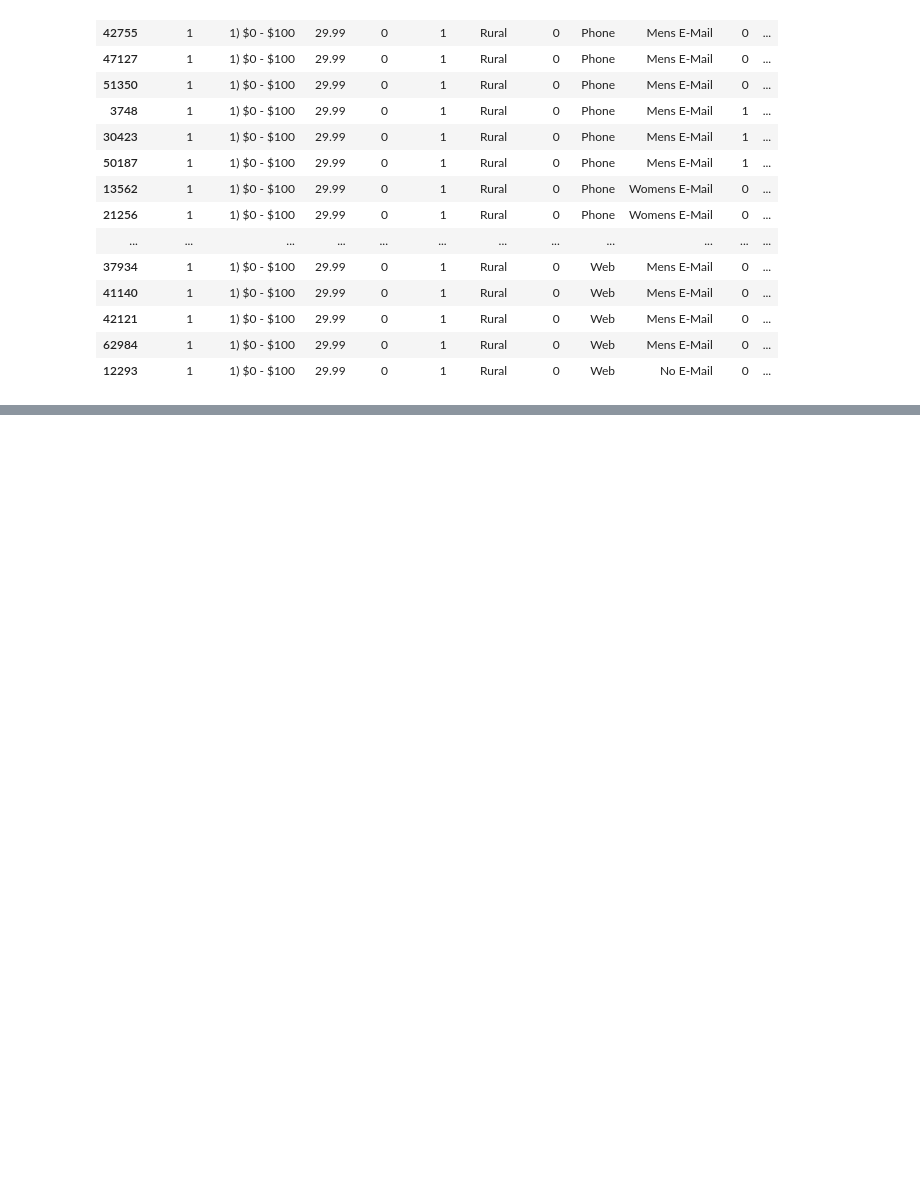
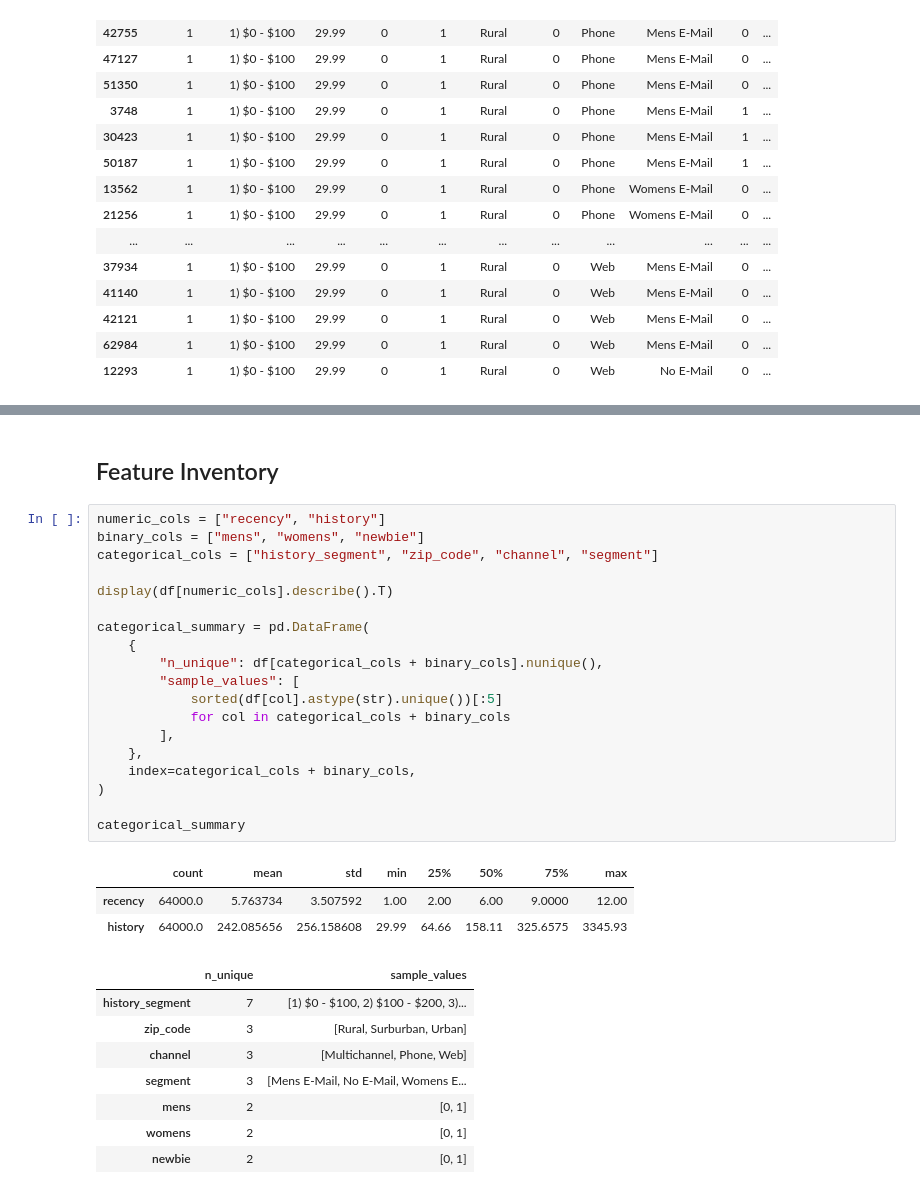
Before and after one commit to joshuaharasaki/cs7643-uplift-modeling, a Jupyter notebook: notebooks/01_eda.ipynb, the cells around one changed output, grey strips where cells are left out. Cells and saved outputs as stored; diff of their text form; blank space fills up the shorter version.

```diff
--- a/notebooks/01_eda.ipynb
+++ b/notebooks/01_eda.ipynb
@@ -113,0 +188,33 @@ if duplicate_count > 0:
+# %% [markdown]
+## Feature Inventory
+# %%
+numeric_cols = ["recency", "history"]
+binary_cols = ["mens", "womens", "newbie"]
+categorical_cols = ["history_segment", "zip_code", "channel", "segment"]
+
+display(df[numeric_cols].describe().T)
+
+categorical_summary = pd.DataFrame(
+    {
+        "n_unique": df[categorical_cols + binary_cols].nunique(),
+        "sample_values": [
+            sorted(df[col].astype(str).unique())[:5]
+            for col in categorical_cols + binary_cols
+        ],
+    },
+    index=categorical_cols + binary_cols,
+)
+
+categorical_summary
+# %% [output]
+|  | count | mean | std | min | 25% | 50% | 75% | max |
+| recency | 64000.0 | 5.763734 | 3.507592 | 1.00 | 2.00 | 6.00 | 9.0000 | 12.00 |
+| history | 64000.0 | 242.085656 | 256.158608 | 29.99 | 64.66 | 158.11 | 325.6575 | 3345.93 |
+|  | n_unique | sample_values |
+| history_segment | 7 | [1) $0 - $100, 2) $100 - $200, 3)... |
+| zip_code | 3 | [Rural, Surburban, Urban] |
+| channel | 3 | [Multichannel, Phone, Web] |
+| segment | 3 | [Mens E-Mail, No E-Mail, Womens E... |
+| mens | 2 | [0, 1] |
+| womens | 2 | [0, 1] |
+| newbie | 2 | [0, 1] |
```
Also changed, not shown: parts of 17 cells of this notebook.
